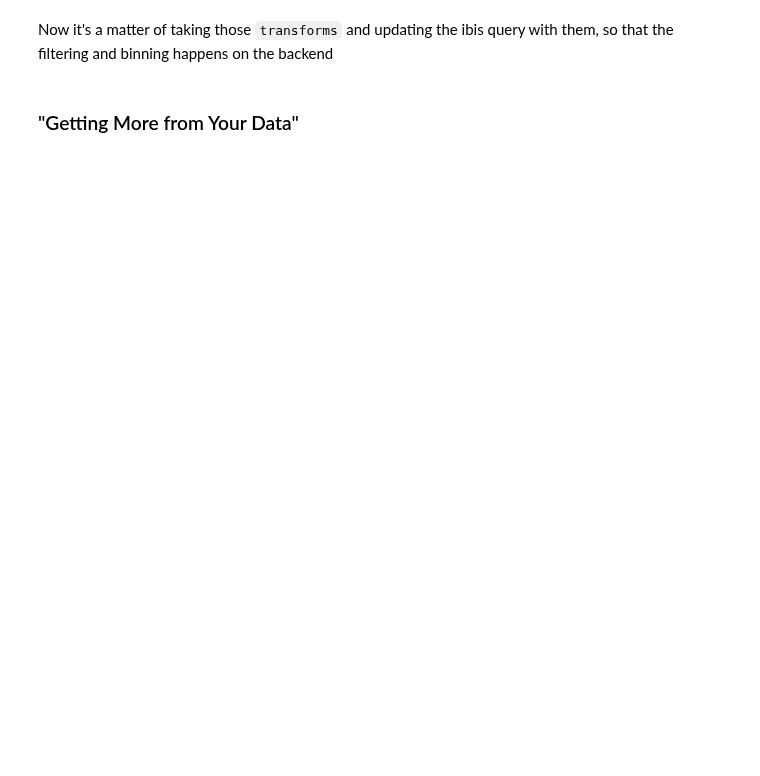
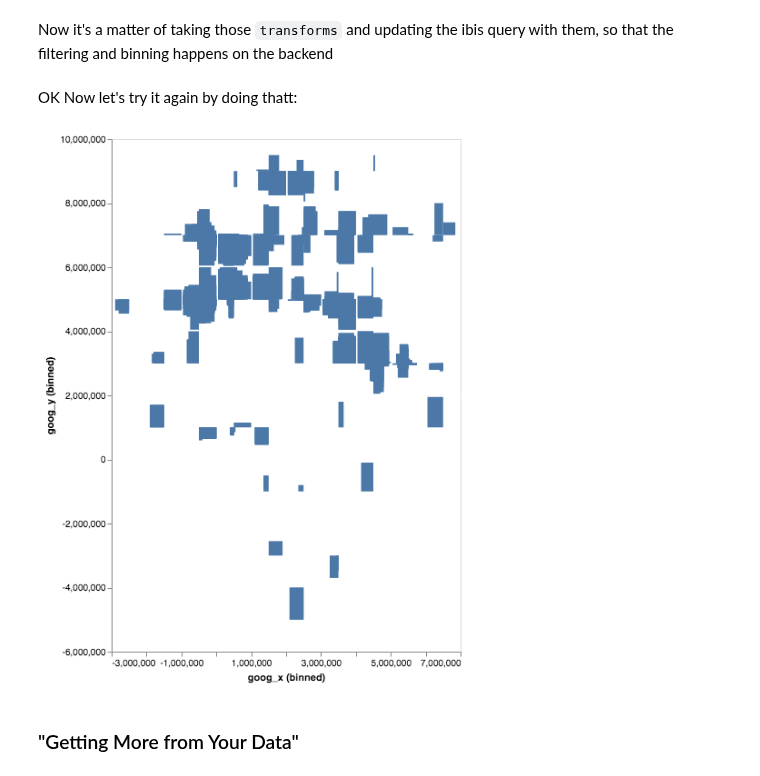
Before and after one commit to heavyai/jupyterlab-heavyai, a Jupyter notebook: notebooks/3. Extract Use Cases.ipynb, the cells around one changed output. Cells and saved outputs as stored; diff of their text form; code cells hidden in the pictures; blank space fills up the shorter version.

Commit message:
Add ability to process extract transforms

```diff
--- a/notebooks/3. Extract Use Cases.ipynb
+++ b/notebooks/3. Extract Use Cases.ipynb
@@ -56,6 +56,13 @@ c
 [interactive output not drawn]
 # %% [markdown]
 Now it's a matter of taking those `transforms` and updating the ibis query with them, so that the filtering and binning happens on the backend
+# %% [markdown]
+OK Now let's try it again by doing thatt:
+# %%
+alt.renderers.enable('extract-ibis')
+c
+# %% [output]
+[figure, added]
 # %% [markdown]
 ### "Getting More from Your Data"
 # %%
```
Also changed, not shown: parts of 3 cells of this notebook, 1 other file.
